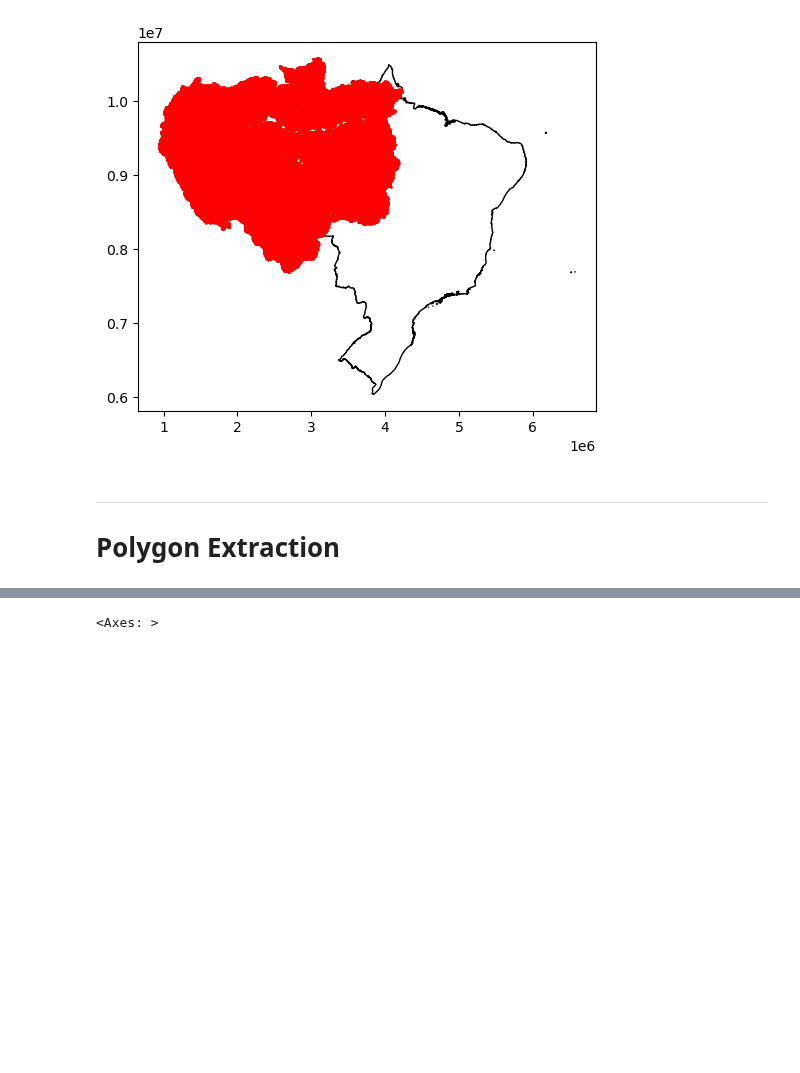
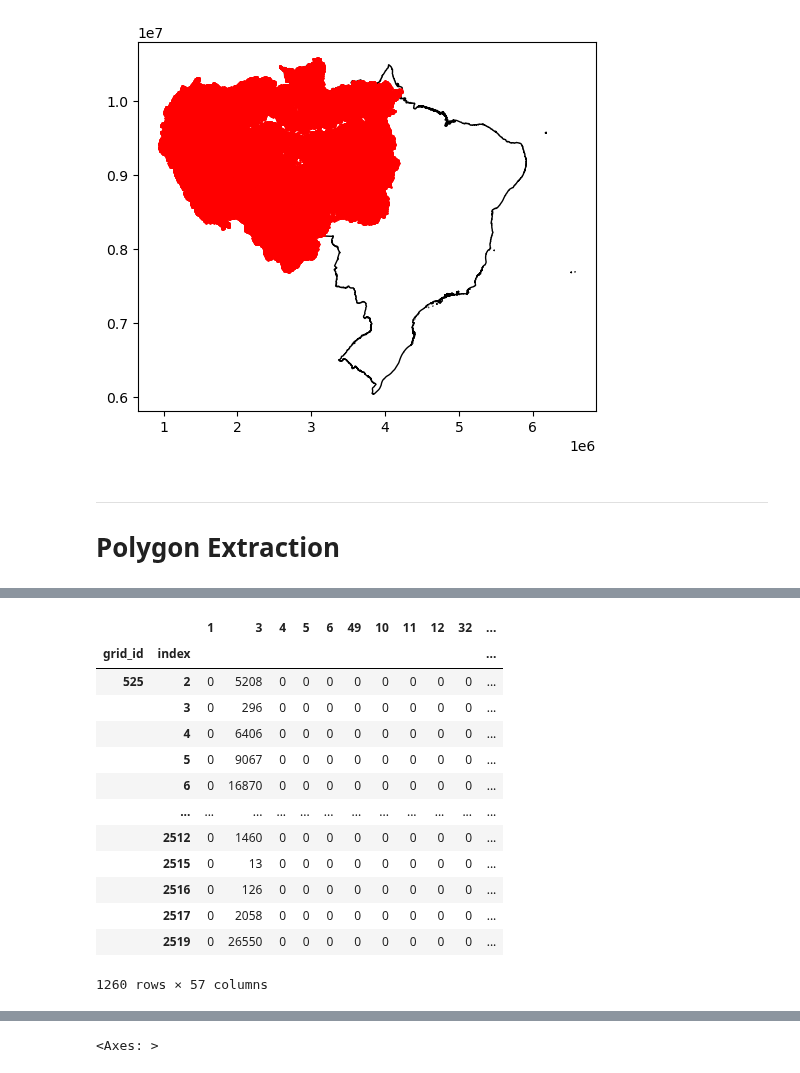
Before and after one commit to felixschulz385/Masterthesis, a Jupyter notebook: code/experiments/final_experiments.ipynb, the cells around one changed output, grey strips where cells are left out. Cells and saved outputs as stored; diff of their text form; code cells hidden in the pictures; blank space fills up the shorter version.

```diff
--- a/code/experiments/final_experiments.ipynb
+++ b/code/experiments/final_experiments.ipynb
@@ -448,0 +309,17 @@ lc_t_1_subset = lc_t_1.rio.clip_box(*expand_bounds(polygons.total_bounds))
+# %%
+out_df
+# %% [output]
+|  |  | 1 | 3 | 4 | 5 | 6 | 49 | 10 | 11 | 12 | 32 | ... |
+| grid_id | index |  |  |  |  |  |  |  |  |  |  | ... |
+| 525 | 2 | 0 | 5208 | 0 | 0 | 0 | 0 | 0 | 0 | 0 | 0 | ... |
+|  | 3 | 0 | 296 | 0 | 0 | 0 | 0 | 0 | 0 | 0 | 0 | ... |
+|  | 4 | 0 | 6406 | 0 | 0 | 0 | 0 | 0 | 0 | 0 | 0 | ... |
+|  | 5 | 0 | 9067 | 0 | 0 | 0 | 0 | 0 | 0 | 0 | 0 | ... |
+|  | 6 | 0 | 16870 | 0 | 0 | 0 | 0 | 0 | 0 | 0 | 0 | ... |
+|  | ... | ... | ... | ... | ... | ... | ... | ... | ... | ... | ... | ... |
+|  | 2512 | 0 | 1460 | 0 | 0 | 0 | 0 | 0 | 0 | 0 | 0 | ... |
+|  | 2515 | 0 | 13 | 0 | 0 | 0 | 0 | 0 | 0 | 0 | 0 | ... |
+|  | 2516 | 0 | 126 | 0 | 0 | 0 | 0 | 0 | 0 | 0 | 0 | ... |
+|  | 2517 | 0 | 2058 | 0 | 0 | 0 | 0 | 0 | 0 | 0 | 0 | ... |
+|  | 2519 | 0 | 26550 | 0 | 0 | 0 | 0 | 0 | 0 | 0 | 0 | ... |
+1260 rows × 57 columns
```
Also changed, not shown: parts of 71 cells of this notebook, 7 other files.
